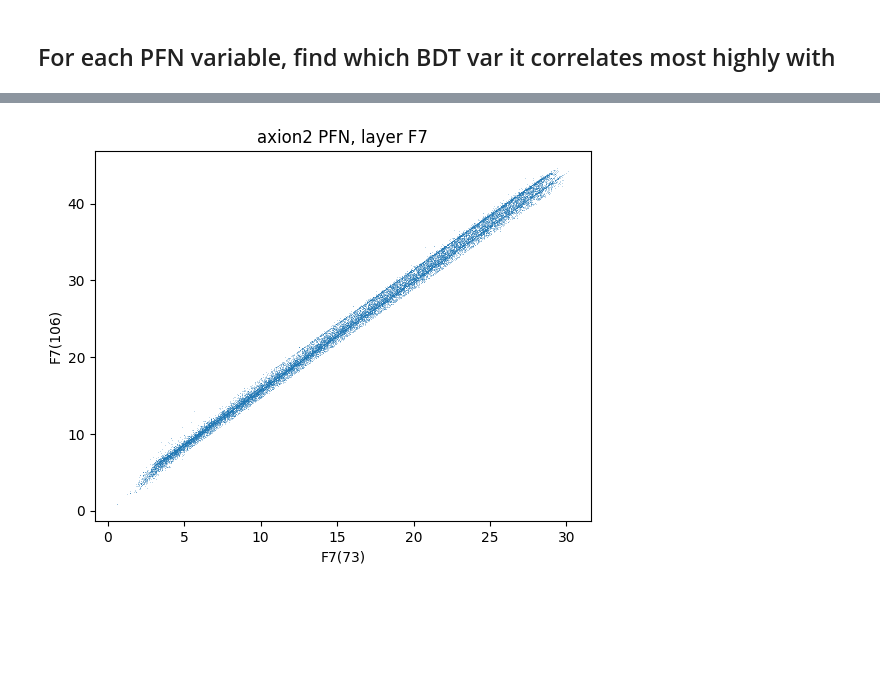
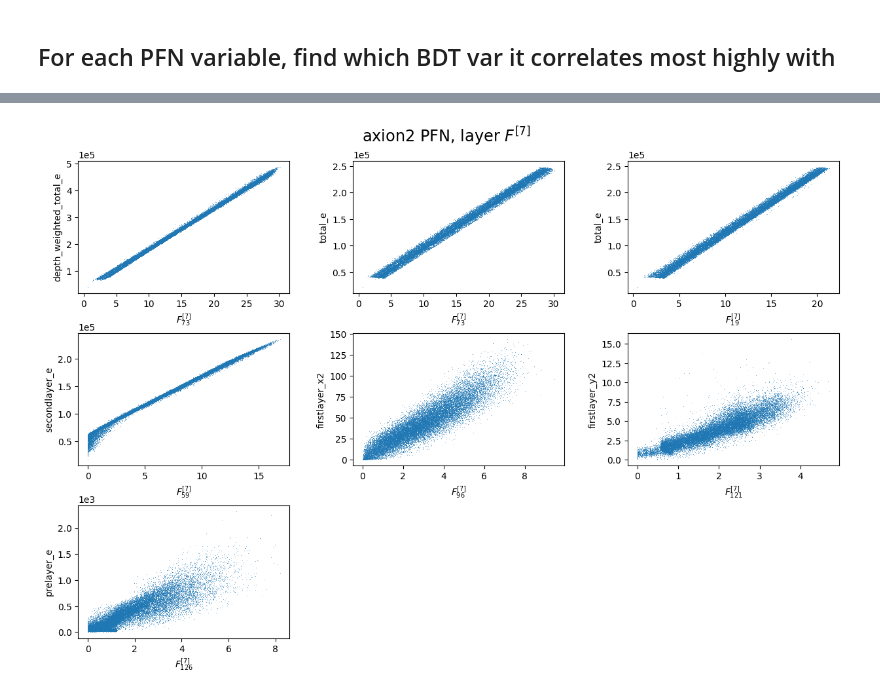
Before and after one commit to womogenes/photon-jet, a Jupyter notebook: final_evaluate/pfn_feature_analysis/correlations.ipynb, the cells around one changed output, grey strips where cells are left out. Cells and saved outputs as stored; diff of their text form; code cells hidden in the pictures; blank space fills up the shorter version.

```diff
--- a/final_evaluate/pfn_feature_analysis/correlations.ipynb
+++ b/final_evaluate/pfn_feature_analysis/correlations.ipynb
@@ -134,5 +149,34 @@ F7(92)      secondlayer_y2               0.792861
-# %%
-fig, axs = plt.subplots()
-plot_corr("F7(73)", "F7(106)")
-# %% [output]
-[figure, removed]
+# %%
+pairs = [
+    ("F7(73)", "depth_weighted_total_e"),
+    ("F7(73)", "total_e"),
+    ("F7(19)", "total_e"),
+    ("F7(59)", "secondlayer_e"),
+    ("F7(96)", "firstlayer_x2"),
+    ("F7(121)", "firstlayer_y2"),
+    ("F7(126)", "prelayer_e")
+]
+# %%
+n_cols = 3
+n_rows = -(-len(pairs) // n_cols)
+fig, axes = plt.subplots(n_rows, n_cols, figsize=(5*n_cols, 3*n_rows))
+plt.subplots_adjust(left=None, bottom=None, right=None, top=None, wspace=0.3, hspace=0.3)
+plt.suptitle(f"{task_name} PFN, layer {stylize(model_layer)}", fontsize="xx-large")
+# plt.tight_layout()
+
+# https://stackoverflow.com/questions/8248467/tight-layout-doesnt-take-into-account-figure-suptitle
+plt.subplots_adjust(top=0.92)
+
+for row in range(n_rows):
+    for col in range(n_cols):
+        i = row*n_cols + col
+        if i < len(pairs):
+            pair = pairs[i]
+            var1, var2 = pair
+            plt.axes(axes[i//n_cols,i%n_cols])
+            plt.ticklabel_format(axis="y", style="sci", scilimits=(0,3))
+            plot_corr(var1, var2, title=False)
+        else:
+            fig.delaxes(axes[row,col])
+# %% [output]
+[figure, added]
```
Also changed, not shown: parts of 4 cells of this notebook.
